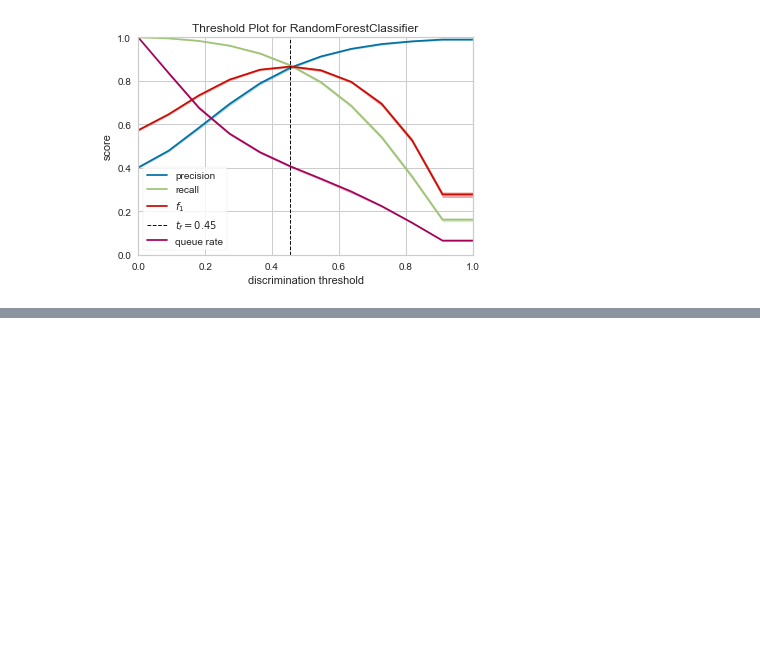
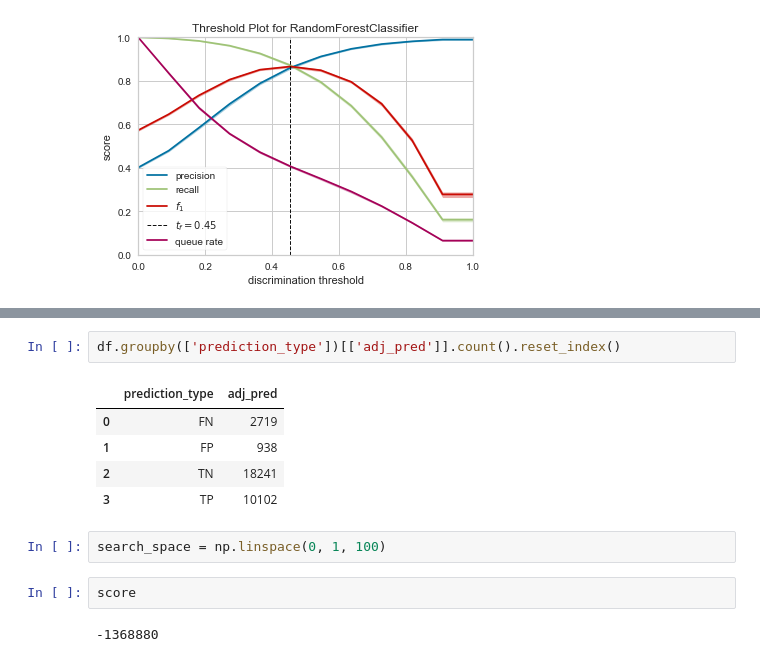
Before and after one commit to sterlingbeason/MSDS-7333-QTW, a Jupyter notebook: Final/QTW-Final_SK.ipynb, the cells around one changed output, grey strips where cells are left out. Saved outputs shown, nothing was run; the diff lists cells and outputs as text; blank space fills up the shorter version.

```diff
--- a/Final/QTW-Final_SK.ipynb
+++ b/Final/QTW-Final_SK.ipynb
@@ -933,0 +1002,14 @@ GaussianNB?
+# %%
+df.groupby(['prediction_type'])[['adj_pred']].count().reset_index()
+# %% [output]
+|  | prediction_type | adj_pred |
+| 0 | FN | 2719 |
+| 1 | FP | 938 |
+| 2 | TN | 18241 |
+| 3 | TP | 10102 |
+# %%
+search_space = np.linspace(0, 1, 100)
+# %%
+score
+# %% [output]
+-1368880
```
Also changed, not shown: parts of 19 cells of this notebook.
